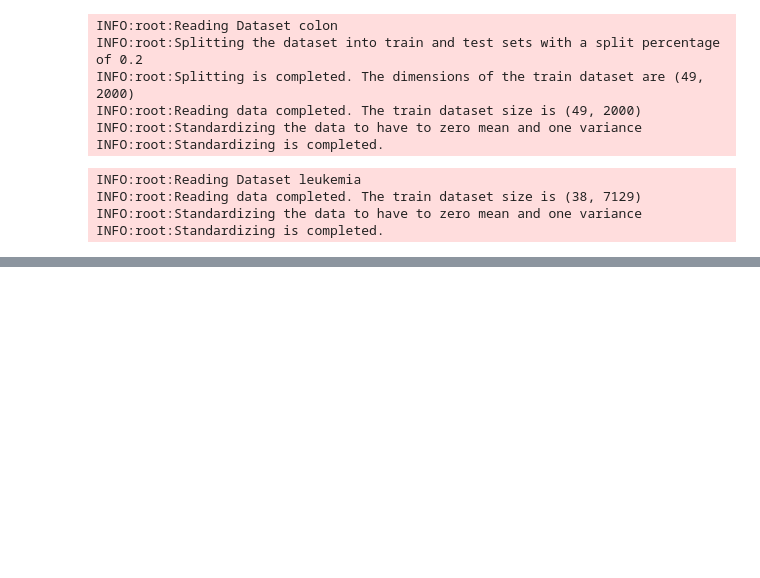
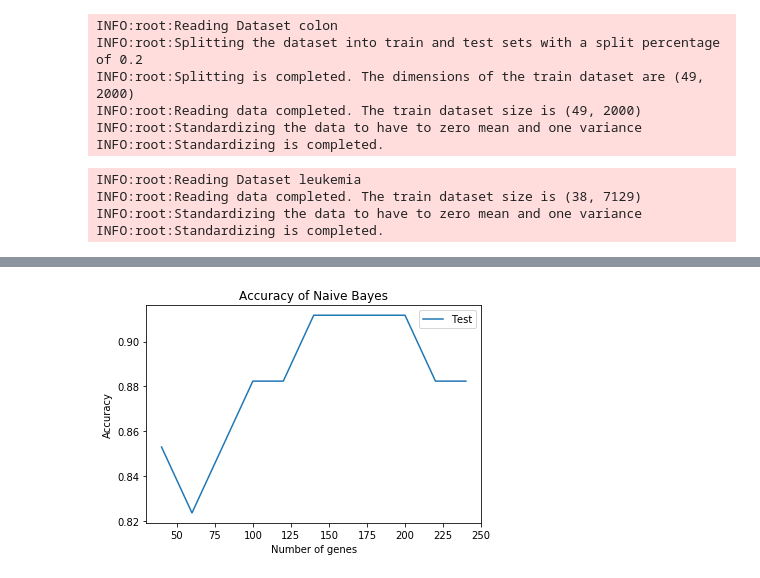
Before and after one commit to avinashingit/cancer-classification, a Jupyter notebook: Code/cancer_classification.ipynb, the cells around one changed output, grey strips where cells are left out. Cells and saved outputs as stored; diff of their text form; code cells hidden in the pictures; blank space fills up the shorter version.

```diff
--- a/Code/cancer_classification.ipynb
+++ b/Code/cancer_classification.ipynb
@@ -227,0 +366,11 @@ array([0.86666667, 0.86666667, 1.        , 0.71428571, 0.71428571])
+# %%
+plt.figure()
+# plt.plot(list(range(40, 250, 20)), train_scores[1], label = "Train")
+plt.plot(list(range(40, 250, 20)), test_scores[1], label = "Test")
+plt.title("Accuracy of Naive Bayes")
+plt.xlabel("Number of genes")
+plt.ylabel("Accuracy")
+plt.legend()
+plt.show()
+# %% [output]
+[figure, added]
```
Also changed, not shown: parts of 23 cells of this notebook.
